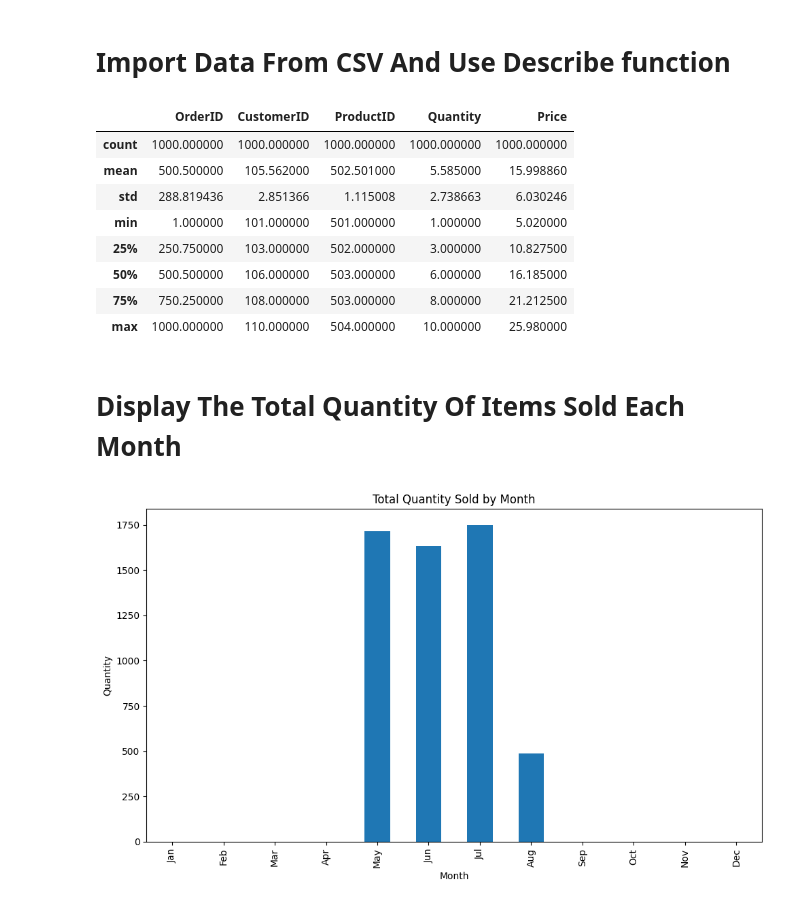
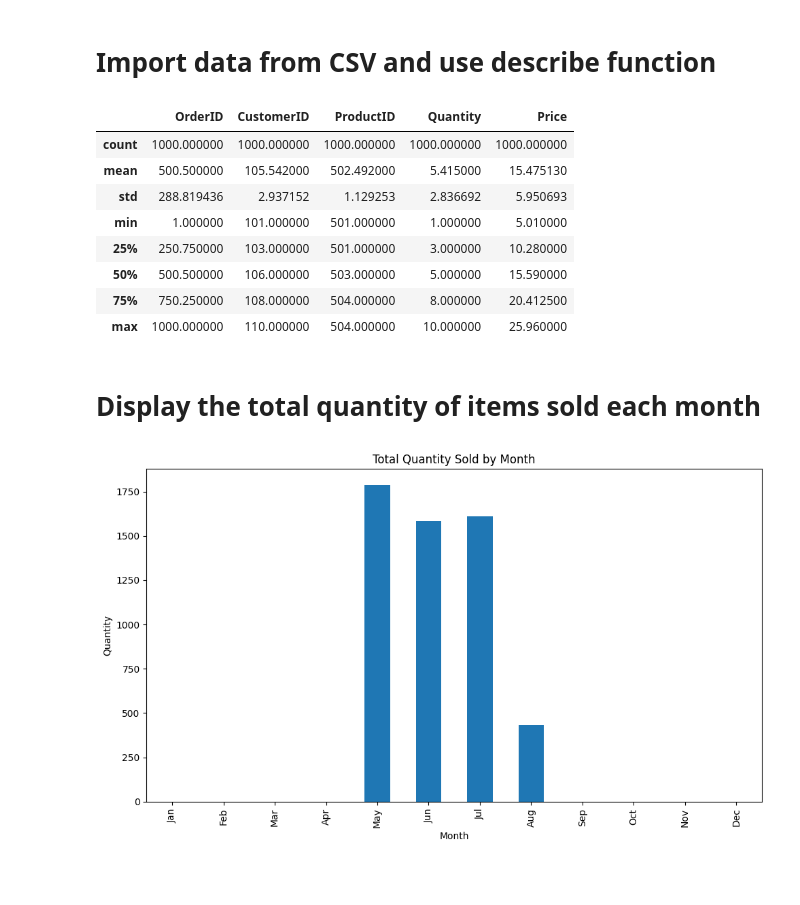
Before and after one commit to KyleJamesD/Basic_Data_Analysis, a Jupyter notebook: data_analysis_practice.ipynb, the cells around one changed output. Cells and saved outputs as stored; diff of their text form; code cells hidden in the pictures; blank space fills up the shorter version.

```diff
--- a/data_analysis_practice.ipynb
+++ b/data_analysis_practice.ipynb
@@ -1,32 +1,32 @@
 # %%
 import pandas as pd
-# %% [markdown]
-# Import Data From CSV And Use Describe function
+# %% [markdown]
+# Import data from CSV and use describe function
 # %%
 dtype_specifications = {
     'OrderID': int,
     'CustomerID': int,
     'ProductID': int,
     'OrderDate': str,  # Keep as string for now, convert to datetime later if needed
     'Quantity': int,
     'Price': float,
     'City': str
 }
-data = pd.read_csv("data.csv",dtype=dtype_specifications)
+data = pd.read_csv("sales_data.csv",dtype=dtype_specifications)
 
 data.describe()
 # %% [output]
 |  | OrderID | CustomerID | ProductID | Quantity | Price |
 | count | 1000.000000 | 1000.000000 | 1000.000000 | 1000.000000 | 1000.000000 |
-| mean | 500.500000 | 105.562000 | 502.501000 | 5.585000 | 15.998860 |
-| std | 288.819436 | 2.851366 | 1.115008 | 2.738663 | 6.030246 |
-| min | 1.000000 | 101.000000 | 501.000000 | 1.000000 | 5.020000 |
-| 25% | 250.750000 | 103.000000 | 502.000000 | 3.000000 | 10.827500 |
-| 50% | 500.500000 | 106.000000 | 503.000000 | 6.000000 | 16.185000 |
-| 75% | 750.250000 | 108.000000 | 503.000000 | 8.000000 | 21.212500 |
-| max | 1000.000000 | 110.000000 | 504.000000 | 10.000000 | 25.980000 |
+| mean | 500.500000 | 105.542000 | 502.492000 | 5.415000 | 15.475130 |
+| std | 288.819436 | 2.937152 | 1.129253 | 2.836692 | 5.950693 |
+| min | 1.000000 | 101.000000 | 501.000000 | 1.000000 | 5.010000 |
+| 25% | 250.750000 | 103.000000 | 501.000000 | 3.000000 | 10.280000 |
+| 50% | 500.500000 | 106.000000 | 503.000000 | 5.000000 | 15.590000 |
+| 75% | 750.250000 | 108.000000 | 504.000000 | 8.000000 | 20.412500 |
+| max | 1000.000000 | 110.000000 | 504.000000 | 10.000000 | 25.960000 |
-# %% [markdown]
-# Display The Total Quantity Of Items Sold Each Month
+# %% [markdown]
+# Display the total quantity of items sold each month
 # %%
 import matplotlib.pyplot as plt
 
@@ -62,4 +62,4 @@ plt.tight_layout()
 
 plt.show()
 # %% [output]
-[figure, old version]
+[figure, new version]
```
Also changed, not shown: parts of 15 cells of this notebook, 4 other files.
